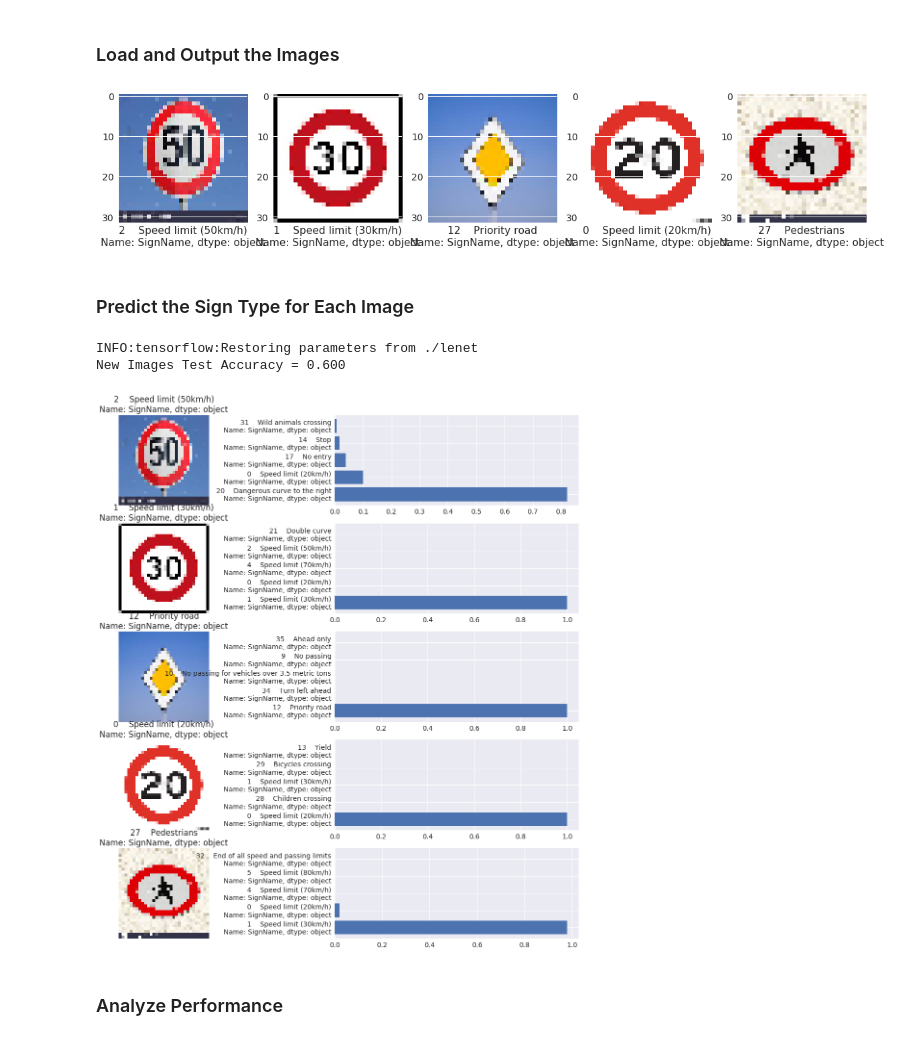
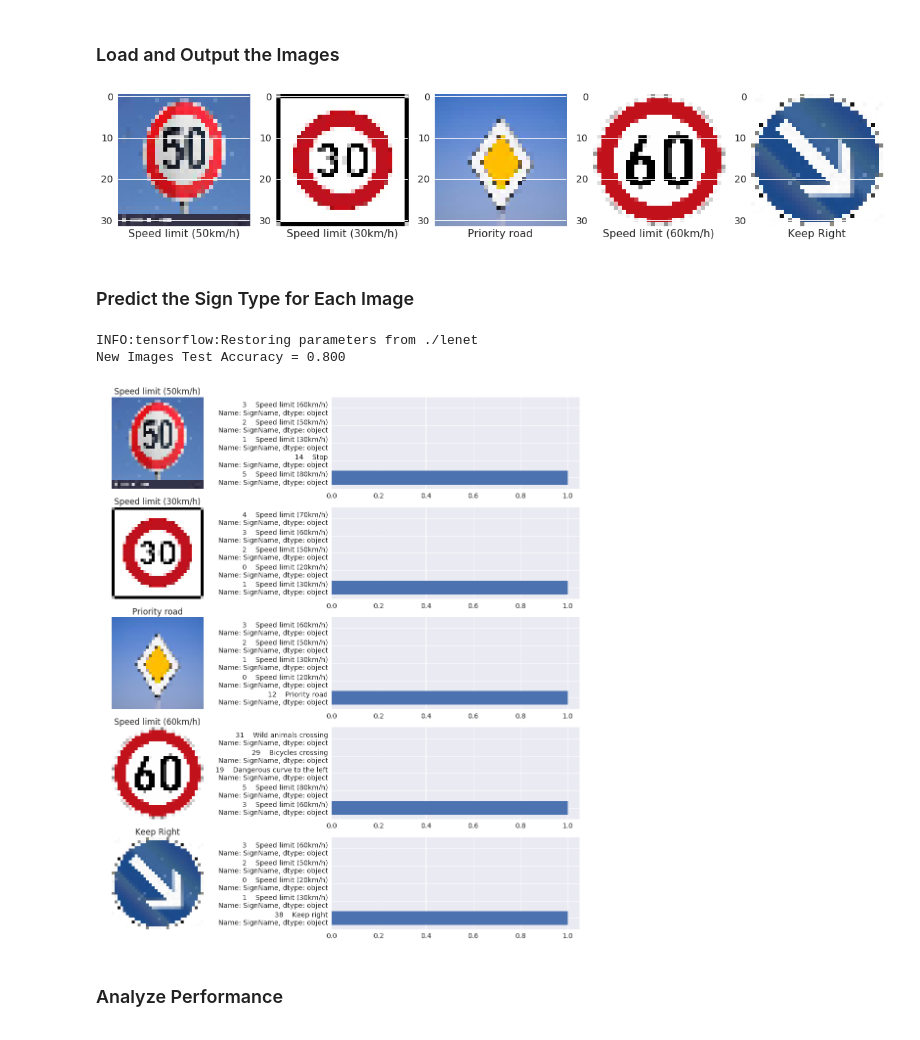
Before and after one commit to vasumaniram/SDCND-P3, a Jupyter notebook: Traffic_Sign_Classifier.ipynb, the cells around one changed output. Saved outputs shown, nothing was run; the diff lists cells and outputs as text; code cells hidden in the pictures.

```diff
--- a/Traffic_Sign_Classifier.ipynb
+++ b/Traffic_Sign_Classifier.ipynb
@@ -265,7 +265,6 @@ import cv2
 def LeNet5(x):
     mu = 0
     sigma = 0.1
-    #x = cv2.cvtColor(x,cv2.COLOR_RGB2GRAY)
     # CONV LAYER - 1
     conv1_W = tf.Variable(tf.truncated_normal(shape=(5,5,3,16),mean=mu,stddev=sigma))
     conv1_b = tf.Variable(tf.zeros(16))
@@ -291,7 +290,7 @@ def LeNet5(x):
     fc1_b = tf.Variable(tf.zeros(400))
     fc1 = tf.matmul(fc0,fc1_W) + fc1_b
     fc1 = tf.nn.relu(fc1)
-    fc1 = tf.nn.dropout(fc1,keep_prob=0.65)
+    fc1 = tf.nn.dropout(fc1,keep_prob=0.7)
 
     fc2_W = tf.Variable(tf.truncated_normal(shape=(400,200),mean=mu,stddev=sigma))
     fc2_b = tf.Variable(tf.zeros(200))
@@ -346,7 +345,7 @@ sets imply underfitting. A high accuracy on the training set but low accuracy on
 ### Once a final model architecture is selected,
 ### the accuracy on the test set should be calculated and reported as well.
 ### Feel free to use as many code cells as needed.
-EPOCHS = 10
+EPOCHS = 50
 BATCH_SIZE = 128
 with tf.Session() as sess:
     sess.run(tf.global_variables_initializer())
@@ -408,31 +407,33 @@ You may find `signnames.csv` useful as it contains mappings from the class id (i
 # %%
 ### Load the images and plot them here.
 ### Feel free to use as many code cells as needed.
 import glob
 import matplotlib.image as mpimg
 import cv2
+sign_labels = ['Speed limit (50km/h)','Speed limit (30km/h)','Priority road','Speed limit (60km/h)','Keep Right']
 new_images = []
 plt.figure(figsize=(20,20))
-y_new_test_images = [2,1,12,0,27]
+y_new_test_images = [2,1,12,3,38]
 
 for i,img_path in enumerate(sorted(glob.glob('./new_images/*.jpg'))):
     img = cv2.imread(img_path)[:,:,0:3]
     #plt.title()
     #plt.title(img_path)
     img = cv2.resize(img, (32,32))
     img = cv2.cvtColor(img,cv2.COLOR_BGR2RGB)
     new_images.append(img)
     plt.subplot(1,5,i+1)
     plt.imshow(img)
-    plt.xlabel(signs[signs['ClassId'] == y_new_test_images[i]]['SignName'])
+    #plt.xlabel(signs[signs['ClassId'] == y_new_test_images[i]]['SignName'])
+    plt.xlabel(sign_labels[i])
     plt.xticks([])
     #plt.axis('off')
 plt.show()
 plt.close()
 
 X_new_test_images = np.array(new_images)
 # %% [output]
-[figure, old version]
+[figure, new version]
 # %% [markdown]
 ### Predict the Sign Type for Each Image
 # %%
@@ -440,6 +441,7 @@ X_new_test_images = np.array(new_images)
 ### Make sure to pre-process the images with the same pre-processing pipeline used earlier.
 ### Feel free to use as many code cells as needed.
 top_k = 5
+sign_labels = ['Speed limit (50km/h)','Speed limit (30km/h)','Priority road','Speed limit (60km/h)','Keep Right']
 X_new_test_images = preprocess_images(X_new_test_images)
 with tf.Session() as sess:
     saver.restore(sess, tf.train.latest_checkpoint('.'))
@@ -453,7 +455,7 @@ with tf.Session() as sess:
     for i in range(num_samples):
         plt.subplot(num_samples,2,2*i+1)
         plt.imshow(new_images[i])
-        plt.title(signs[signs['ClassId'] == y_new_test_images[i]]['SignName'])
+        plt.title(sign_labels[i])
         plt.axis('off')
         plt.subplot(num_samples,2,2*i+2)
         plt.barh(np.arange(1,6,1),softmax_prob[i,:])
@@ -462,8 +464,8 @@ with tf.Session() as sess:
     plt.show()
 # %% [output]
 INFO:tensorflow:Restoring parameters from ./lenet
-New Images Test Accuracy = 0.600
+New Images Test Accuracy = 0.800
-[figure, old version]
+[figure, new version]
 # %% [markdown]
 ### Analyze Performance
 # %%
```
Also changed, not shown: parts of 7 cells of this notebook, 8 other files.
